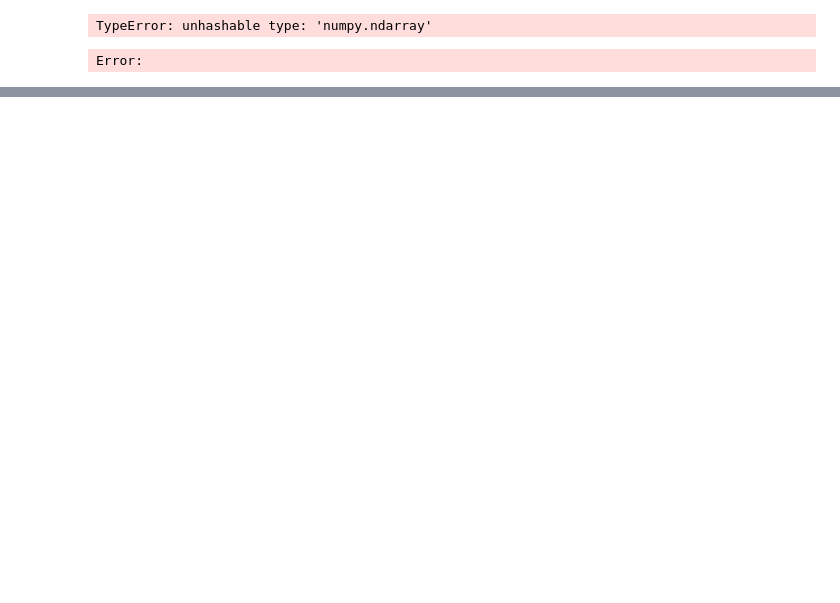
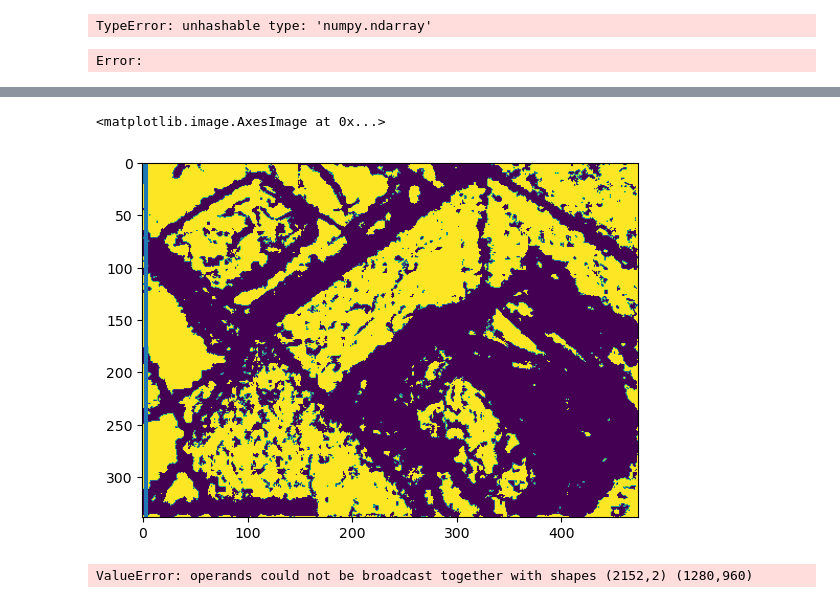
Before and after one commit to Grintaking19/Lost-Found-Items, a Jupyter notebook: sample_space.ipynb, the cells around one changed output, grey strips where cells are left out. Cells and saved outputs as stored; diff of their text form; code cells hidden in the pictures; blank space fills up the shorter version.

```diff
--- a/sample_space.ipynb
+++ b/sample_space.ipynb
@@ -154,0 +117,35 @@ for file in filenames:
+# %%
+plt.hist(entropy_img.flat,bins=100,range=(0,5))
+thresh = threshold_otsu(entropy_img)
+binary = entropy_img <= thresh
+plt.imshow(binary)
+# %% [output]
+<matplotlib.image.AxesImage at 0x...>
+[figure, added]
+# %%
+
+def object_extraction(name: str, img_history: list):
+    img = rgb2gray(io.imread(name))
+    # img = cv2.resize(img,dsize =(640,640))
+    # gray = cv2.cvtColor(img,cv2.COLOR_BGR2GRAY)
+    edges = canny(img,sigma = 1)
+    dt = ndimage.distance_transform_edt(~edges)
+    lmax = peak_local_max(dt,min_distance=5)
+    markers = label(lmax)
+    labels = seg.watershed(-dt,markers)
+    io.imshow(seg.mark_boundaries(img,labels))
+    # image_objects = []
+    # edges = canny(gray,sigma=1)
+    # conts,_ = cv2.findContours(edges,cv2.RETR_EXTERNAL,cv2.CHAIN_APPROX_SIMPLE)
+    # for cont in conts:
+    #     rect = cv2.minAreaRect(cont)
+    #     box = cv2.boxPoints(rect)
+    #     box = np.intp(box)
+    #     img = cv2.drawContours(img,[box],0,(0,255,0),3)
+    # cv2.imshow("conts", img)
+    # cv2.waitKey(0)
+    # cv2.destroyAllWindows()
+
+object_extraction("knife.jpg",None)
+# %% [output]
+ValueError: operands could not be broadcast together with shapes (2152,2) (1280,960)
```
Also changed, not shown: parts of 7 cells of this notebook, 21 other files.
